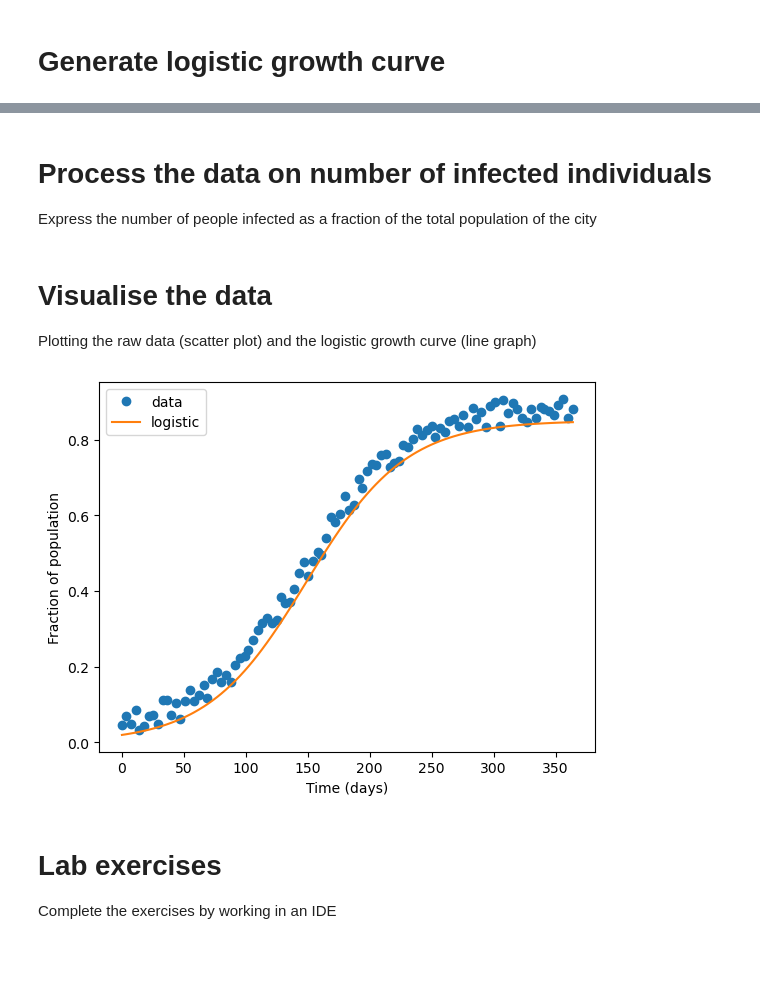
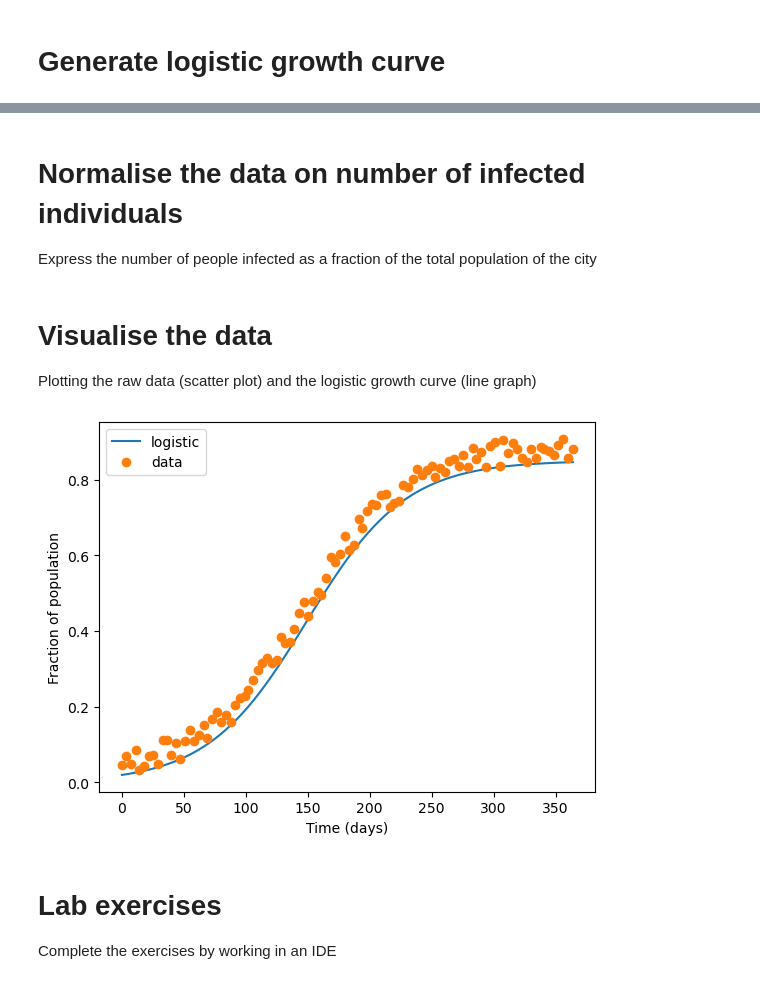
Before and after one commit to engmaths/SEMT10002_2024, a Jupyter notebook: weekly_labs/Week_09_Modules_and_Plotting/week_09-lab.ipynb, the cells around one changed output, grey strips where cells are left out. Cells and saved outputs as stored; diff of their text form; code cells hidden in the pictures; blank space fills up the shorter version.

```diff
--- a/weekly_labs/Week_09_Modules_and_Plotting/week_09-lab.ipynb
+++ b/weekly_labs/Week_09_Modules_and_Plotting/week_09-lab.ipynb
@@ -157,12 +216,0 @@ with open('infections/city_info.csv') as file:
-# %%
-# Get time in days
-days = [int(item[0]) for item in infection_data[1:]]
-
-# Get number of people infected at each timestep
-infected = [int(item[1]) for item in infection_data[1:]]
-
-# Create dictionary representation of city data
-city_info = {}
-for i in city_data:
-    city_info[i[0]] = float(i[1])
-print(city_info)
@@ -188,36 +234,39 @@ r = city_info["Infection rate"]
 f_0 = city_info["Initial number of infected individuals"] / N
 f_inf = city_info["Final number of infected individuals"] / N
 # %%
-# Logistic growth time series
+# Generate logistic growth time series
 
 series = []
 
-for t in days:
+for t in time:
 
     series.append(f_0 * f_inf / (f_0 + (f_inf - f_0) * exp(-r * t)))
 # %% [markdown]
-# Process the data on number of infected individuals
+# Normalise the data on number of infected individuals
 
 Express the number of people infected as a fraction of the total population of the city
-# %%
-infected = [i / city_info["Total population"] for i in infected]
+# %%
+infected_n = []
+
+for i in infected:
+    infected_n.append(i / city_info["Total population"])
 # %% [markdown]
 # Visualise the data
 
 Plotting the raw data (scatter plot) and the logistic growth curve (line graph)
 # %%
 # Plot logistic growth curve
-plt.plot(days, series, label = "logistic")
+plt.plot(time, series, label = "logistic")
 
 # Plot fraction of individuals infected
-plt.plot(days, infected, 'o', label = "data")
+plt.plot(time, infected_n, 'o', label = "data")
 
 plt.xlabel('Time (days)')
 plt.ylabel('Fraction of population')
 plt.legend()
 plt.show()
 # %% [output]
-[figure, old version]
+[figure, new version]
 # %% [markdown]
 # Lab exercises
 
```
Also changed, not shown: parts of 9 cells of this notebook, 3 other files.
